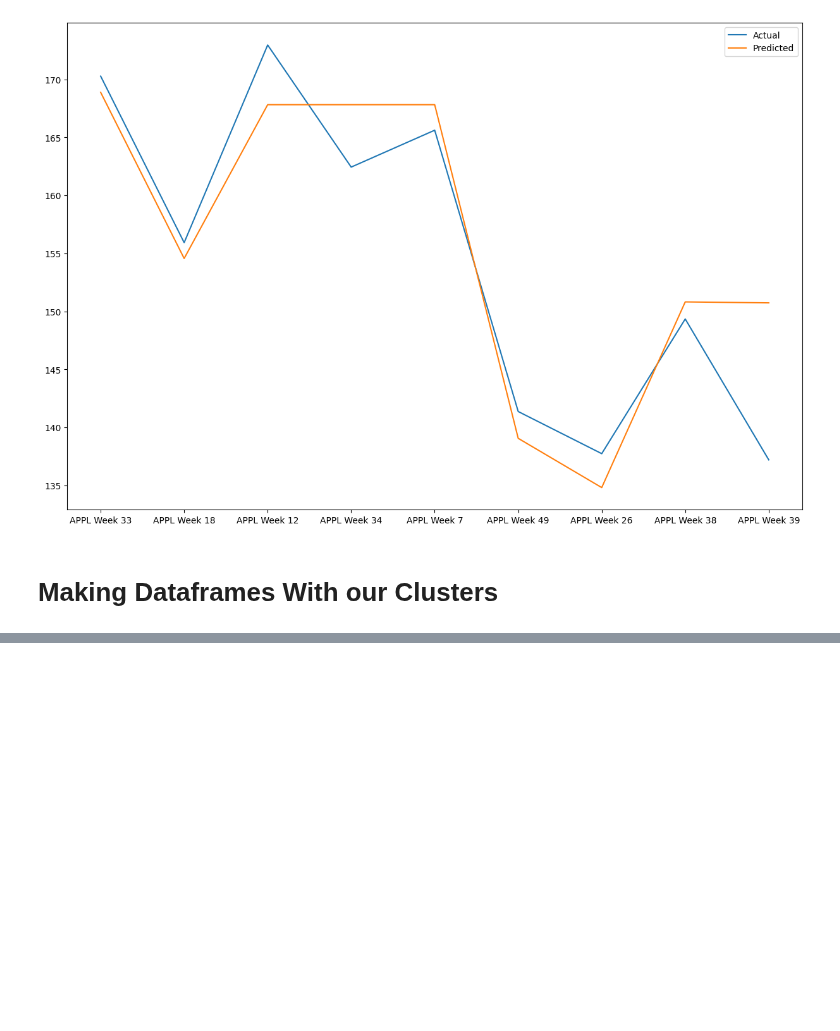
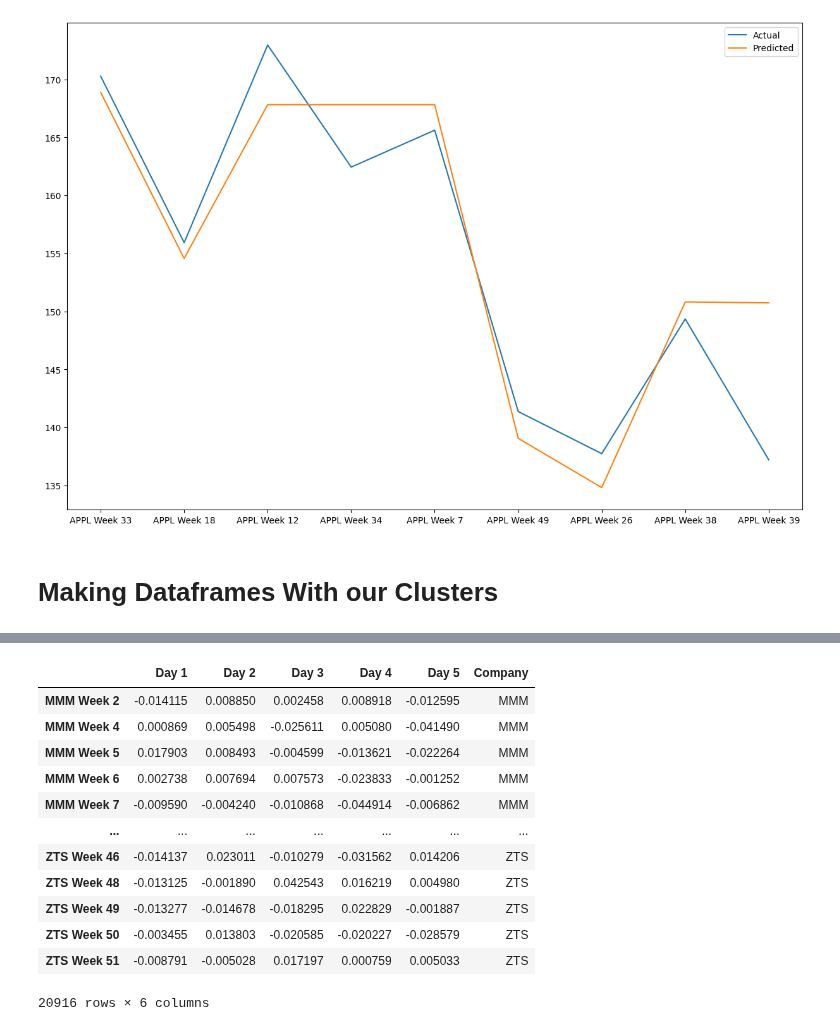
Before and after one commit to ktongk/BTT-JPMC-1, a Jupyter notebook: Anna/XGBOOST.ipynb, the cells around one changed output, grey strips where cells are left out. Drawn from its saved outputs; the diff is of its cells as text; code cells hidden in the pictures; blank space fills up the shorter version.

```diff
--- a/Anna/XGBOOST.ipynb
+++ b/Anna/XGBOOST.ipynb
@@ -921,0 +1064,23 @@ plt.show()
+# %%
+sp500_names = pd.DataFrame(sp500_pct_df.index.str[:3], columns=['Company'])
+
+# Ensure that the indices match
+sp500_names.index = sp500_pct_df.index
+
+# Add the 'Company' column to the original DataFrame
+sp500_names = sp500_pct_df.join(sp500_names)
+sp500_names
+# %% [output]
+|  | Day 1 | Day 2 | Day 3 | Day 4 | Day 5 | Company |
+| MMM Week 2 | -0.014115 | 0.008850 | 0.002458 | 0.008918 | -0.012595 | MMM |
+| MMM Week 4 | 0.000869 | 0.005498 | -0.025611 | 0.005080 | -0.041490 | MMM |
+| MMM Week 5 | 0.017903 | 0.008493 | -0.004599 | -0.013621 | -0.022264 | MMM |
+| MMM Week 6 | 0.002738 | 0.007694 | 0.007573 | -0.023833 | -0.001252 | MMM |
+| MMM Week 7 | -0.009590 | -0.004240 | -0.010868 | -0.044914 | -0.006862 | MMM |
+| ... | ... | ... | ... | ... | ... | ... |
+| ZTS Week 46 | -0.014137 | 0.023011 | -0.010279 | -0.031562 | 0.014206 | ZTS |
+| ZTS Week 48 | -0.013125 | -0.001890 | 0.042543 | 0.016219 | 0.004980 | ZTS |
+| ZTS Week 49 | -0.013277 | -0.014678 | -0.018295 | 0.022829 | -0.001887 | ZTS |
+| ZTS Week 50 | -0.003455 | 0.013803 | -0.020585 | -0.020227 | -0.028579 | ZTS |
+| ZTS Week 51 | -0.008791 | -0.005028 | 0.017197 | 0.000759 | 0.005033 | ZTS |
+20916 rows × 6 columns
```
Also changed, not shown: parts of 31 cells of this notebook, 1 other file.
